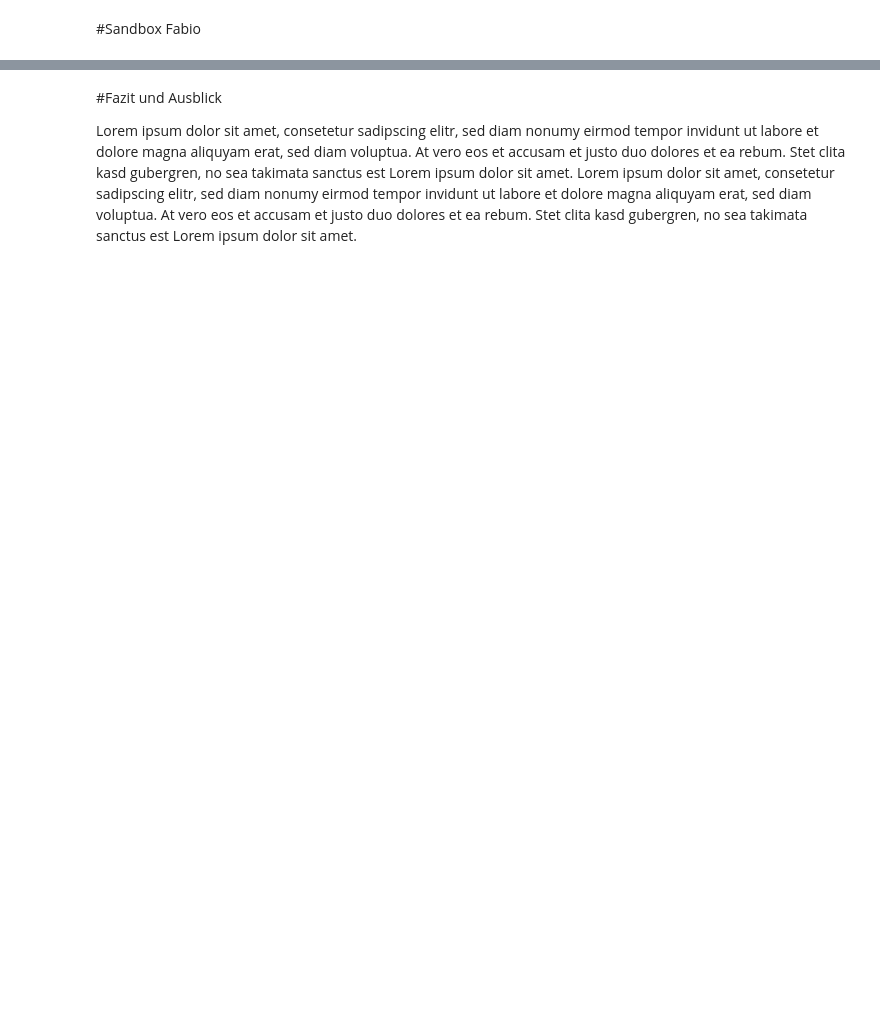
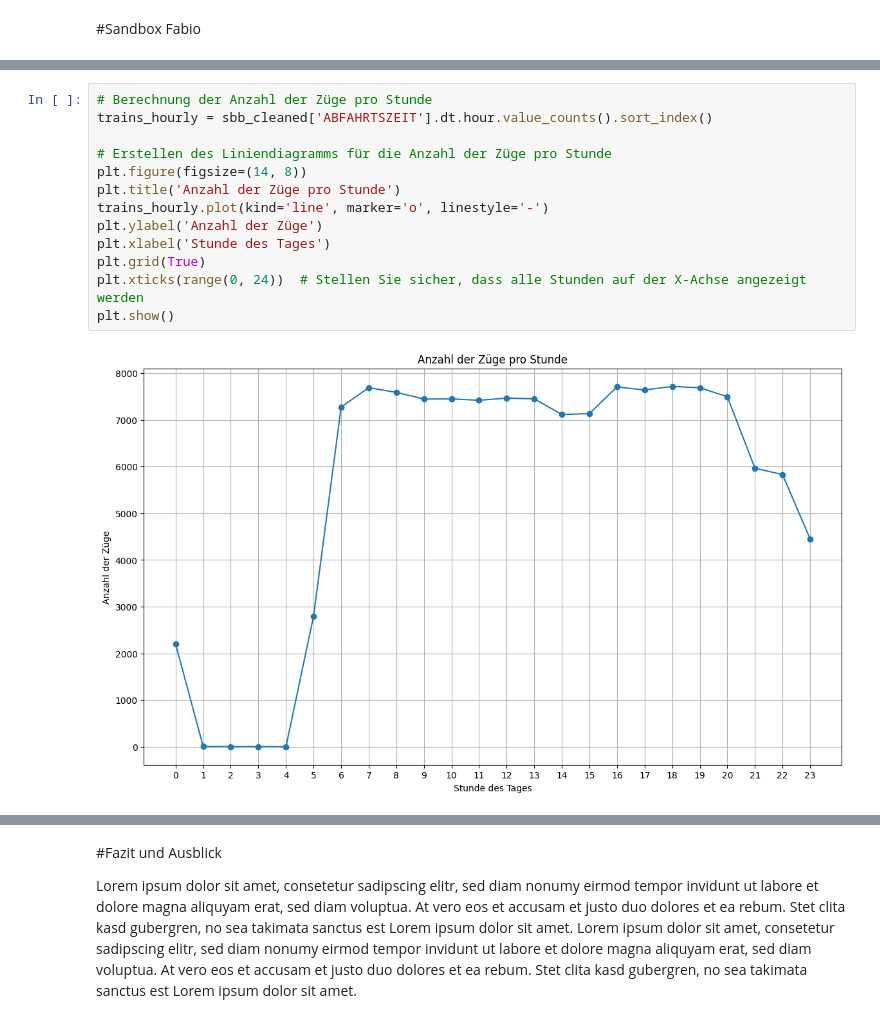
Before and after one commit to yannluethi/BINA, a Jupyter notebook: Case-Study/Python/BINA_Case-Study.ipynb, the cells around one changed output, grey strips where cells are left out. Drawn from its saved outputs; the diff is of its cells as text; blank space fills up the shorter version.

```diff
--- a/Case-Study/Python/BINA_Case-Study.ipynb
+++ b/Case-Study/Python/BINA_Case-Study.ipynb
@@ -632,0 +546,15 @@ plt.show()
+# %%
+# Berechnung der Anzahl der Züge pro Stunde
+trains_hourly = sbb_cleaned['ABFAHRTSZEIT'].dt.hour.value_counts().sort_index()
+
+# Erstellen des Liniendiagramms für die Anzahl der Züge pro Stunde
+plt.figure(figsize=(14, 8))
+plt.title('Anzahl der Züge pro Stunde')
+trains_hourly.plot(kind='line', marker='o', linestyle='-')
+plt.ylabel('Anzahl der Züge')
+plt.xlabel('Stunde des Tages')
+plt.grid(True)
+plt.xticks(range(0, 24))  # Stellen Sie sicher, dass alle Stunden auf der X-Achse angezeigt werden
+plt.show()
+# %% [output]
+[figure, added]
```
Also changed, not shown: parts of 18 cells of this notebook.
